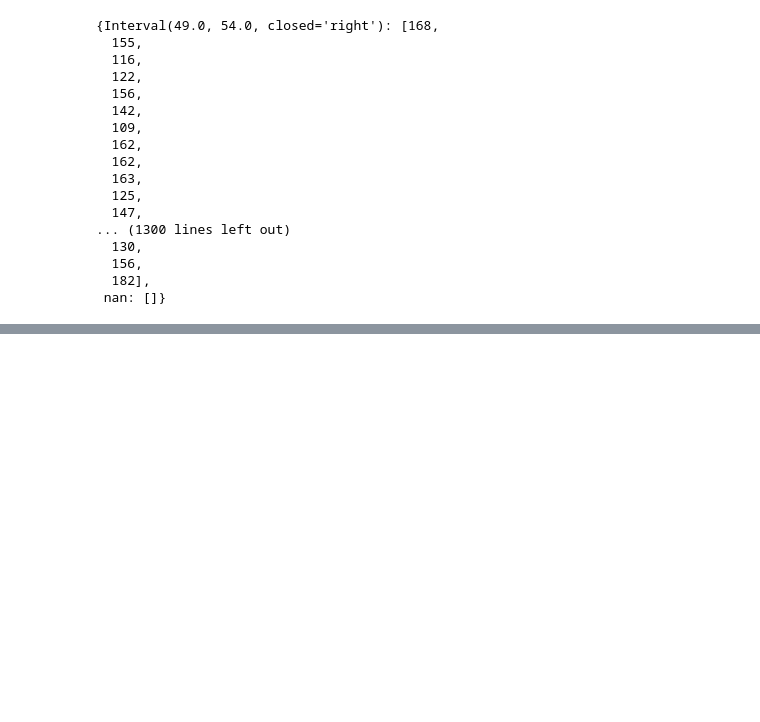
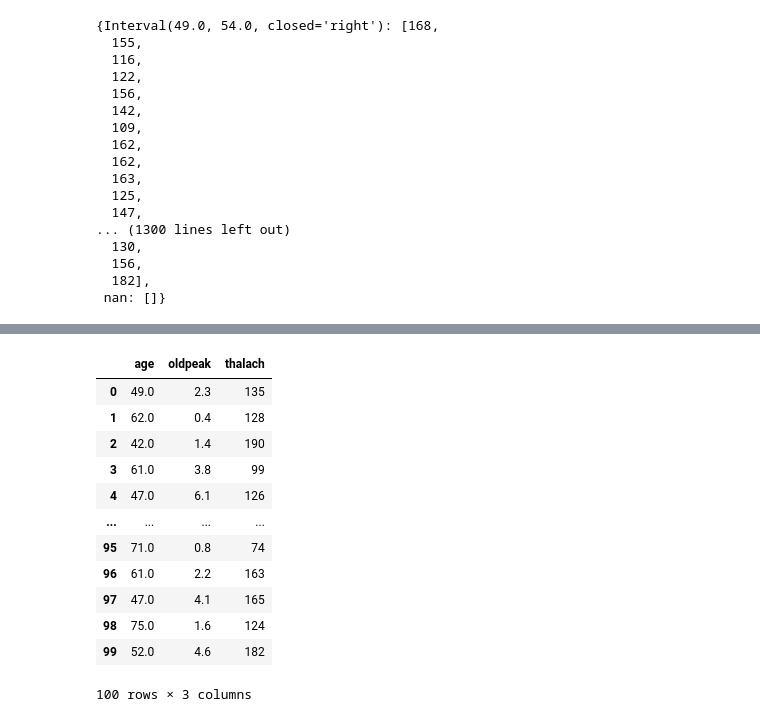
Before and after one commit to AlexThry/heart_diseases_big_data, a Jupyter notebook: data_generation/concept.ipynb, the cells around one changed output, grey strips where cells are left out. Saved outputs shown, nothing was run; the diff lists cells and outputs as text; code cells hidden in the pictures; blank space fills up the shorter version.

Commit message:
[feature] Update data generation

```diff
--- a/data_generation/concept.ipynb
+++ b/data_generation/concept.ipynb
@@ -83,11 +74,14 @@ high_correlation_pairs
 # %%
 bins = []
 
-for i in range(df['age'].min(), df['age'].max(), 5):
+df_bins = df.copy()
+
+for i in range(df_bins['age'].min(), df_bins['age'].max(), 5):
     bins.append(i)
 
-df['age_bin'] = pd.cut(df['age'], bins)
-df.head()
+
+df_bins['age_bin'] = pd.cut(df_bins['age'], bins)
+df_bins.head()
 # %% [output]
 |  | age | sex | cp | trestbps | chol | fbs | restecg | thalach | exang | oldpeak | slope | ... |
 | 0 | 52 | 1 | 0 | 125 | 212 | 0 | 1 | 168 | 0 | 1.0 | 2 | ... |
@@ -159,0 +182,8 @@ prout
+# %%
+dict_values = create_correlation_dict(df_bins, 'age', 'thalach', force=True)
+oldpeak_slope = create_correlation_dict(df_bins, 'oldpeak', 'slope', force=True)
+cp_exang = create_correlation_dict(df_bins, 'cp', 'exang', force=True)
+exang_oldpeak = create_correlation_dict(df_bins, 'exang', 'oldpeak', force=True)
+cp_thalach = create_correlation_dict(df_bins, 'thalach', 'cp', force=True)
+
+oldpeak_slope.keys()
@@ -159,0 +192,9 @@ prout
+# %%
+import random
+
+df = pd.DataFrame(columns=['age', 'oldpeak'])
+
+df.loc[0] = [1, 1]
+for i in range(100):
+    df.loc[i] = [random.randint(29, 77), round(random.uniform(0, 6.2), 1)]
+df
@@ -159,0 +215,22 @@ prout
+# %%
+values = []
+for _, row in df.iterrows():
+    ref = row['age']
+    values.append(random.randint(min(dict_values[next(interval for interval in dict_values if interval.left < ref <= interval.right)]),
+                                  max(dict_values[next(interval for interval in dict_values if interval.left < ref <= interval.right)])))
+df['thalach'] = values
+df
+# %% [output]
+|  | age | oldpeak | thalach |
+| 0 | 49.0 | 2.3 | 135 |
+| 1 | 62.0 | 0.4 | 128 |
+| 2 | 42.0 | 1.4 | 190 |
+| 3 | 61.0 | 3.8 | 99 |
+| 4 | 47.0 | 6.1 | 126 |
+| ... | ... | ... | ... |
+| 95 | 71.0 | 0.8 | 74 |
+| 96 | 61.0 | 2.2 | 163 |
+| 97 | 47.0 | 4.1 | 165 |
+| 98 | 75.0 | 1.6 | 124 |
+| 99 | 52.0 | 4.6 | 182 |
+100 rows × 3 columns
```
Also changed, not shown: parts of 18 cells of this notebook.
